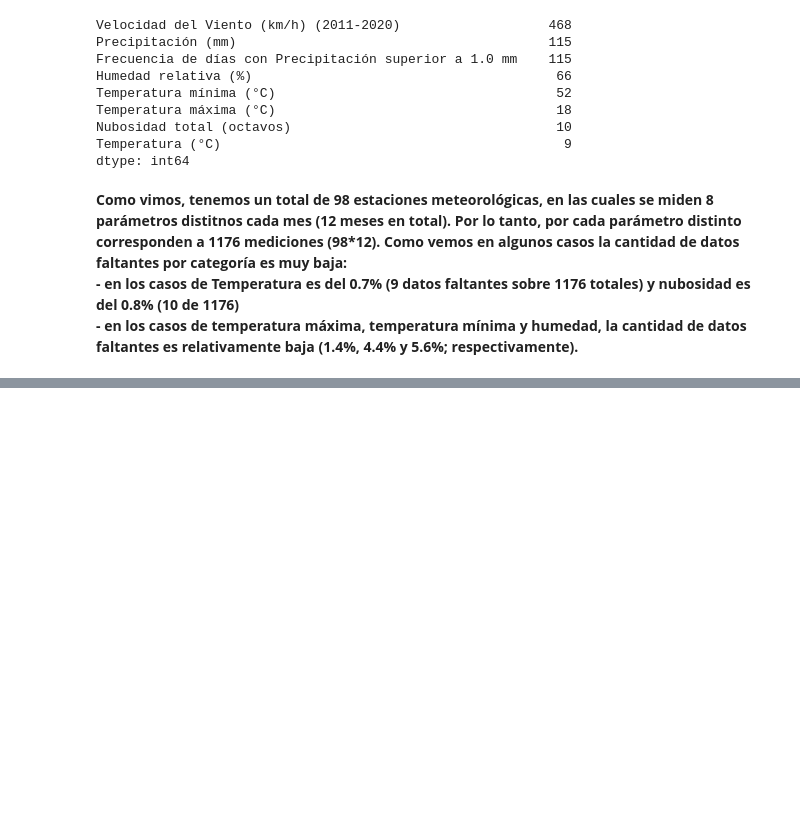
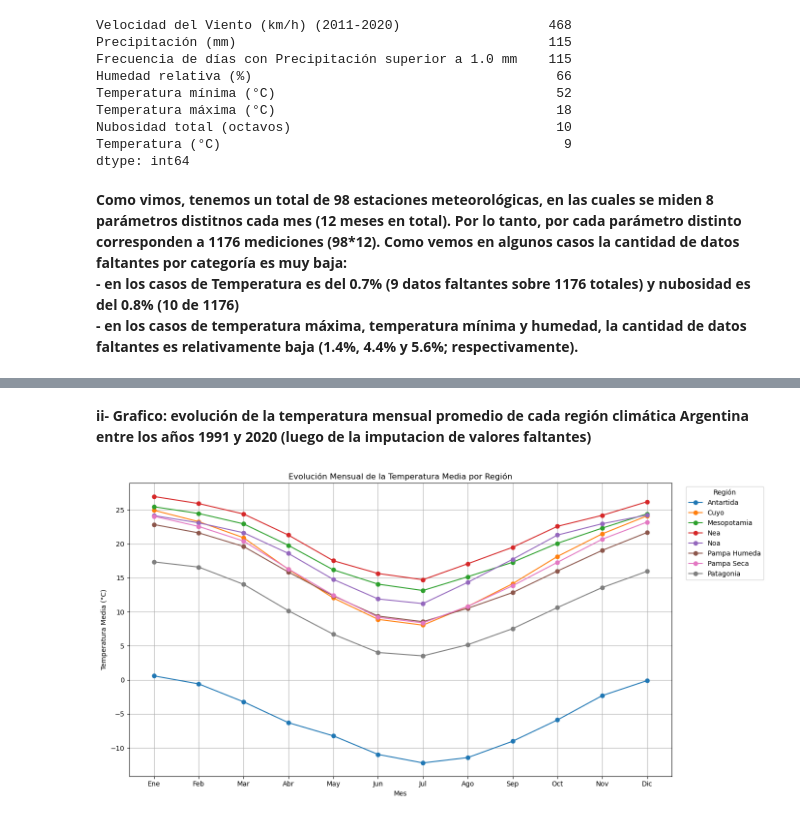
Before and after one commit to jFet1/AdD-TP, a Jupyter notebook: Trabajo_final_leandro.ipynb, the cells around one changed output, grey strips where cells are left out. Drawn from its saved outputs; the diff is of its cells as text; code cells hidden in the pictures; blank space fills up the shorter version.

```diff
--- a/Trabajo_final_leandro.ipynb
+++ b/Trabajo_final_leandro.ipynb
@@ -392,0 +581,27 @@ graficar_grupo(df_aero, grupo_3, "Nubosidad y Días con Lluvia - Aeroparque",
+# %% [markdown]
+**ii- Grafico: evolución de la temperatura mensual promedio de cada región climática Argentina entre los años 1991 y 2020 (luego de la imputacion de valores faltantes)**
+# %%
+df_media = df_imputado[df_imputado["Valor Medio de"] == "Temperatura (°C)"].copy()
+
+for mes in meses:
+    df_media[mes] = pd.to_numeric(df_media[mes], errors="coerce")
+
+promedio_por_region = df_media.groupby("Región")[meses].mean()
+
+meses_ordenados = ["Ene", "Feb", "Mar", "Abr", "May", "Jun",
+                   "Jul", "Ago", "Sep", "Oct", "Nov", "Dic"]
+
+plt.figure(figsize=(14, 7))
+
+for region in promedio_por_region.index:
+    plt.plot(meses_ordenados, promedio_por_region.loc[region, meses_ordenados], label=region, marker='o')
+
+plt.title("Evolución Mensual de la Temperatura Media por Región")
+plt.xlabel("Mes")
+plt.ylabel("Temperatura Media (°C)")
+plt.legend(title="Región", bbox_to_anchor=(1.02, 1), loc="upper left")
+plt.grid(True)
+plt.tight_layout()
+plt.show()
+# %% [output]
+[figure, added]
```
Also changed, not shown: parts of 48 cells of this notebook, 1 other file.
